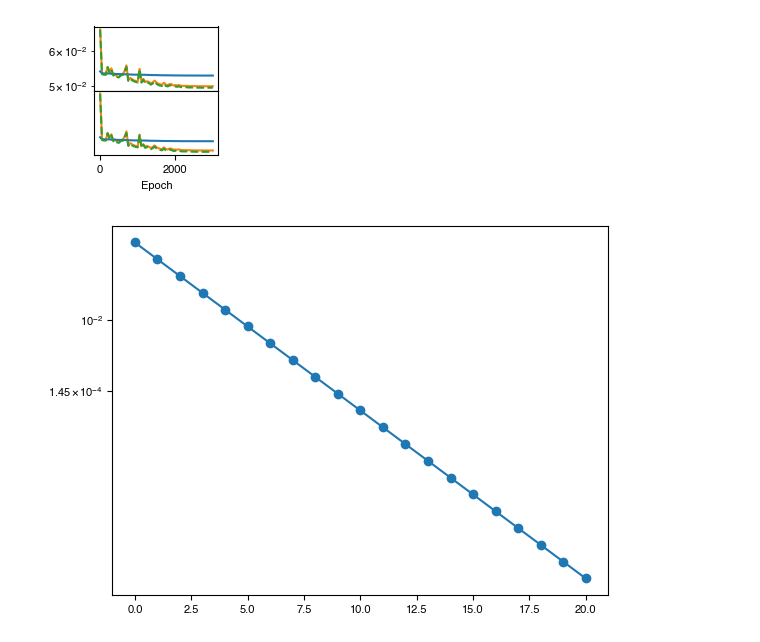
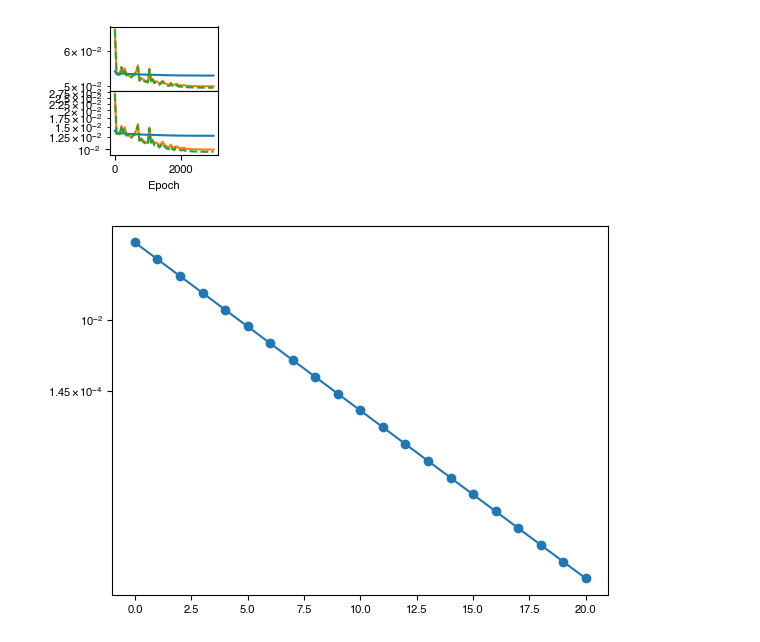
Before and after one commit to WHY-David/moment_compression, a Jupyter notebook: new/plot.ipynb, the cells around one changed output. Saved outputs shown, nothing was run; the diff lists cells and outputs as text; code cells hidden in the pictures.

```diff
--- a/new/plot.ipynb
+++ b/new/plot.ipynb
@@ -36,29 +36,29 @@ test_loss_naive = data["test_loss_naive"].astype(np.float64)[::plot_every]
 # %%
 fig, axs = make_canvas(rows=2, cols=1, axes_width_pt=80, axes_aspect=1, sharex=True, gridspec_kw={'hspace': 0})
 
 axs[0].plot(epoch_range, train_loss_cp, color='tab:orange',marker=None, markersize=2, label=f'Compressed d\'={dstop}')
 axs[0].plot(epoch_range, train_loss_naive, color='tab:blue',  marker=None, markersize=2, label=f'Naive d\'={dstop}')
 axs[0].plot(epoch_range, train_loss_orig,  color='tab:green', marker=None, markersize=2, ls='--', label=f'Original d={d}')
 axs[0].set_yscale('log')
 # axs[0].yaxis.set_major_locator(LogLocator(base=10.0, numticks=6))
 # axs[0].yaxis.set_minor_locator(NullLocator())
 # axs[0].set_ylabel('Train loss')
 # axs[0].legend()
 
 # Plot Test Loss vs. epoch
 axs[1].plot(epoch_range, test_loss_cp, color='tab:orange', marker=None, markersize=2, label=f'Compressed d\'={dstop}')
 axs[1].plot(epoch_range, test_loss_naive, color='tab:blue', marker=None, markersize=2, label=f'Naive d\'={dstop}')
 axs[1].plot(epoch_range, test_loss_orig,  color='tab:green', marker=None, markersize=2, ls='--', label=f'Original d={d}')
 # axs[1].set_ylabel('Test loss')
 axs[1].set_xlabel('Epoch')
 axs[1].set_yscale('log')
-axs[1].yaxis.set_major_locator(NullLocator())
+# axs[1].yaxis.set_major_locator(NullLocator())
 
 plt.tight_layout()
 plt.savefig('out.pdf', format='pdf', bbox_inches='tight', pad_inches=0)
 plt.show()
 # %% [output]
-[figure, old version]
+[figure, new version]
 # %%
 x = np.linspace(0, 20, 21)
 y = np.exp(-x)
```
Also changed, not shown: 2 other files.
